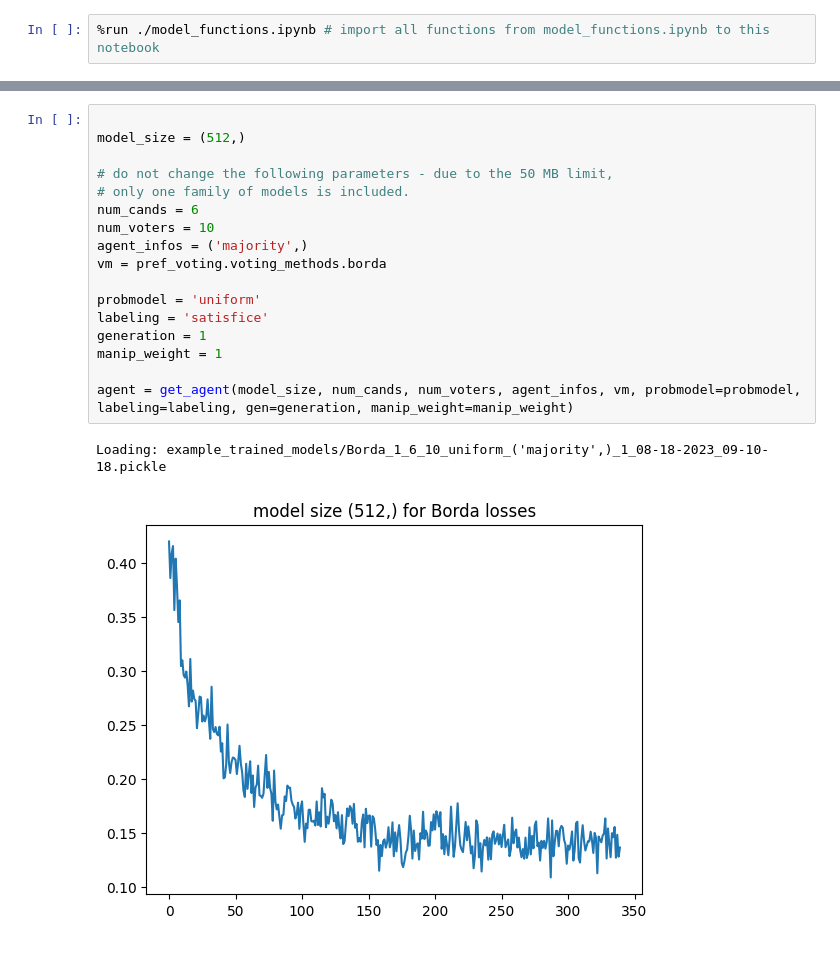
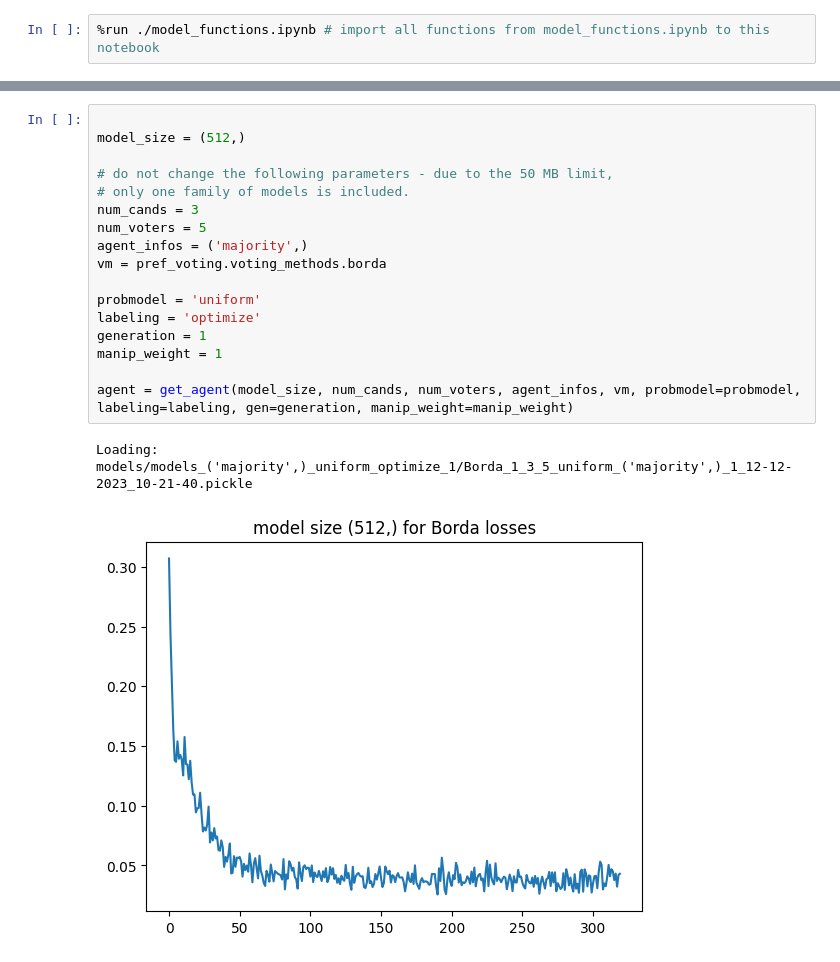
Before and after one commit to epacuit/ltm, a Jupyter notebook: Learning to Manipulate - Example Manipulations.ipynb, the cells around one changed output, grey strips where cells are left out. Drawn from its saved outputs; the diff is of its cells as text.

```diff
--- a/Learning to Manipulate - Example Manipulations.ipynb
+++ b/Learning to Manipulate - Example Manipulations.ipynb
@@ -32,22 +30,22 @@ Available model sizes for Borda, 6 candidates and 10 voters trained using majori
 # %%
 
 model_size = (512,)
 
 # do not change the following parameters - due to the 50 MB limit,
 # only one family of models is included.
-num_cands = 6
-num_voters = 10
+num_cands = 3
+num_voters = 5
 agent_infos = ('majority',)
 vm = pref_voting.voting_methods.borda
 
 probmodel = 'uniform'
-labeling = 'satisfice'
+labeling = 'optimize'
 generation = 1
 manip_weight = 1
 
 agent = get_agent(model_size, num_cands, num_voters, agent_infos, vm, probmodel=probmodel, labeling=labeling, gen=generation, manip_weight=manip_weight)
 # %% [output]
-Loading: example_trained_models/Borda_1_6_10_uniform_('majority',)_1_08-18-2023_09-10-18.pickle
+Loading: models/models_('majority',)_uniform_optimize_1/Borda_1_3_5_uniform_('majority',)_1_12-12-2023_10-21-40.pickle
-[figure, old version]
+[figure, new version]
 # %%
 
```
Also changed, not shown: parts of 3 cells of this notebook, 40 other files.
